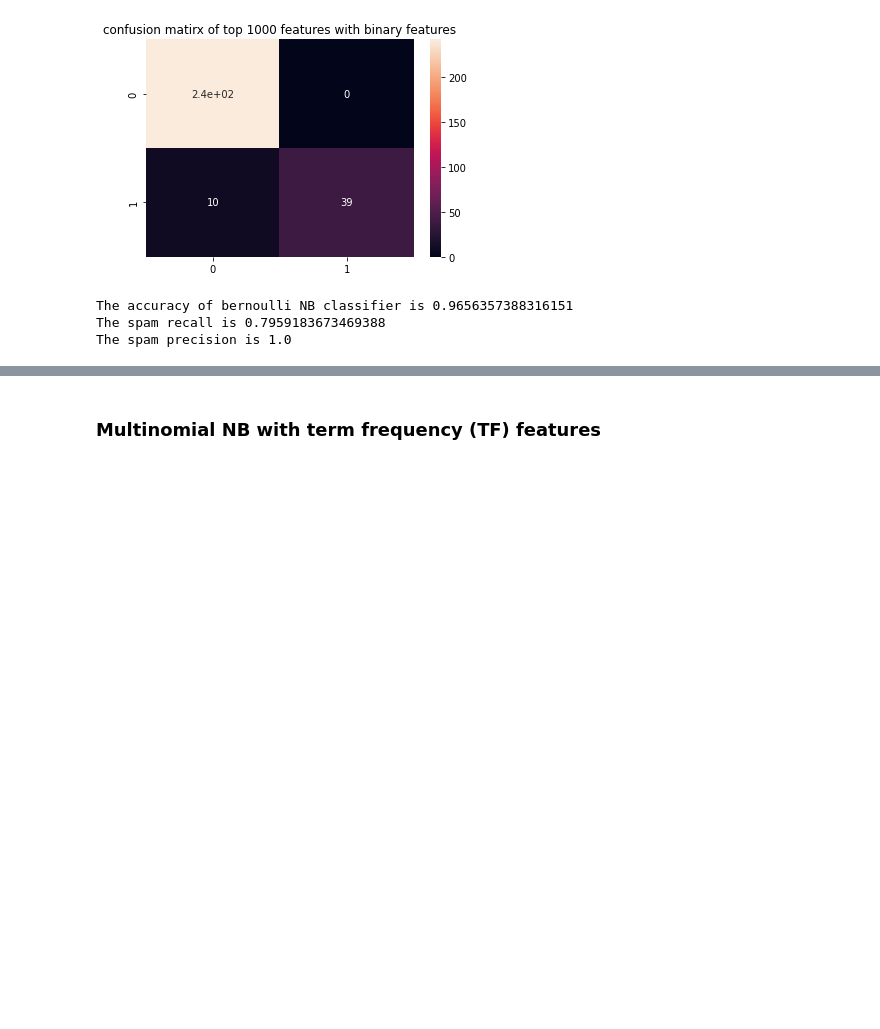
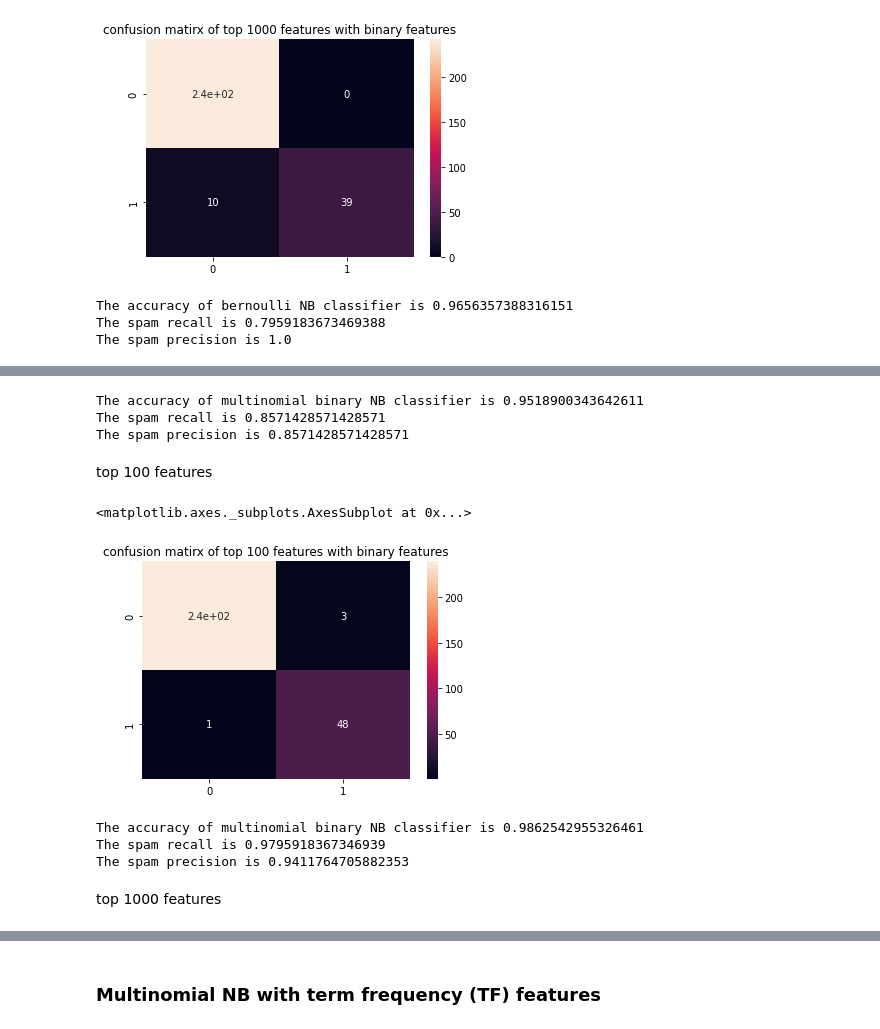
Before and after one commit to yeb2Binfang/ECE-GY-9163-ML-cyber, a Jupyter notebook: Lab/MLSec_Lab1.ipynb, the cells around one changed output, grey strips where cells are left out. Drawn from its saved outputs; the diff is of its cells as text; code cells hidden in the pictures; blank space fills up the shorter version.

```diff
--- a/Lab/MLSec_Lab1.ipynb
+++ b/Lab/MLSec_Lab1.ipynb
@@ -598,0 +611,20 @@ The spam precision is 1.0
+# %%
+def multinomialNBWithBinary(top_N_features, email, numOfSpam, numOfHam, spam_word_count, ham_word_count):
+  p_spam = (numOfSpam+1)/(numOfSpam+numOfHam+2)
+  p_ham = (numOfHam+1)/(numOfSpam+numOfHam+2)
+
+  p_spam_numerator = 1
+  p_ham_denumerator = 1
+
+  for i, x_i in enumerate(email):
+    p_word_given_spam = (1+spam_word_count[top_N_features[i]])/(len(top_N_features)+numOfSpam)
+    p_word_given_ham = (1+ham_word_count[top_N_features[i]])/(len(top_N_features)+numOfHam)
+
+    p_spam_numerator = p_spam_numerator * np.power(p_word_given_spam, x_i)
+    p_ham_denumerator = p_ham_denumerator * np.power(p_word_given_ham, x_i)
+
+  pred = p_spam_numerator/p_ham_denumerator
+  if pred>1:
+    return 1 # 1 is spam
+  else:
+    return 0 # 0 is ham
@@ -598,0 +633,4 @@ The spam precision is 1.0
+# %%
+test_data_10_binary_feature_multinomial_pred_result = []
+for email in test_data_10_binary_feature_list:
+  test_data_10_binary_feature_multinomial_pred_result.append(multinomialNBWithBinary(top_10_IG_words, email[0:9], count_spam, count_ham, spam_word_count, ham_word_count))
@@ -598,0 +644,39 @@ The spam precision is 1.0
+# %%
+acc_top_10_multinomial_binary = accuracy_score(test_data_10_binary_feature_true_label, test_data_10_binary_feature_multinomial_pred_result)
+recall_top_10_multinomial_binary = recall_score(test_data_10_binary_feature_true_label, test_data_10_binary_feature_multinomial_pred_result, average='binary')
+precision_top_10_multinomial_binary = precision_score(test_data_10_binary_feature_true_label, test_data_10_binary_feature_multinomial_pred_result, average='binary')
+
+print("The accuracy of multinomial binary NB classifier is {}".format(acc_top_10_multinomial_binary))
+print("The spam recall is {}".format(recall_top_10_multinomial_binary ))
+print("The spam precision is {}".format(precision_top_10_multinomial_binary))
+# %% [output]
+The accuracy of multinomial binary NB classifier is 0.9518900343642611
+The spam recall is 0.8571428571428571
+The spam precision is 0.8571428571428571
+# %% [markdown]
+top 100 features
+# %%
+test_data_100_binary_feature_multinomial_pred_result = []
+for email in test_data_100_binary_feature_list:
+  test_data_100_binary_feature_multinomial_pred_result.append(multinomialNBWithBinary(top_100_IG_words, email[0:99], count_spam, count_ham, spam_word_count, ham_word_count))
+# %%
+cf_matrix = confusion_matrix(test_data_100_binary_feature_true_label, test_data_100_binary_feature_multinomial_pred_result)
+plt.title("confusion matirx of top 100 features with binary features")
+sns.heatmap(cf_matrix, annot=True)
+# %% [output]
+<matplotlib.axes._subplots.AxesSubplot at 0x...>
+[figure, added]
+# %%
+acc_top_100_multinomial_binary = accuracy_score(test_data_100_binary_feature_true_label, test_data_100_binary_feature_multinomial_pred_result)
+recall_top_100_multinomial_binary = recall_score(test_data_100_binary_feature_true_label, test_data_100_binary_feature_multinomial_pred_result, average='binary')
+precision_top_100_multinomial_binary = precision_score(test_data_100_binary_feature_true_label, test_data_100_binary_feature_multinomial_pred_result, average='binary')
+
+print("The accuracy of multinomial binary NB classifier is {}".format(acc_top_100_multinomial_binary))
+print("The spam recall is {}".format(recall_top_100_multinomial_binary ))
+print("The spam precision is {}".format(precision_top_100_multinomial_binary))
+# %% [output]
+The accuracy of multinomial binary NB classifier is 0.9862542955326461
+The spam recall is 0.9795918367346939
+The spam precision is 0.9411764705882353
+# %% [markdown]
+top 1000 features
```
Also changed, not shown: parts of 7 cells of this notebook.
